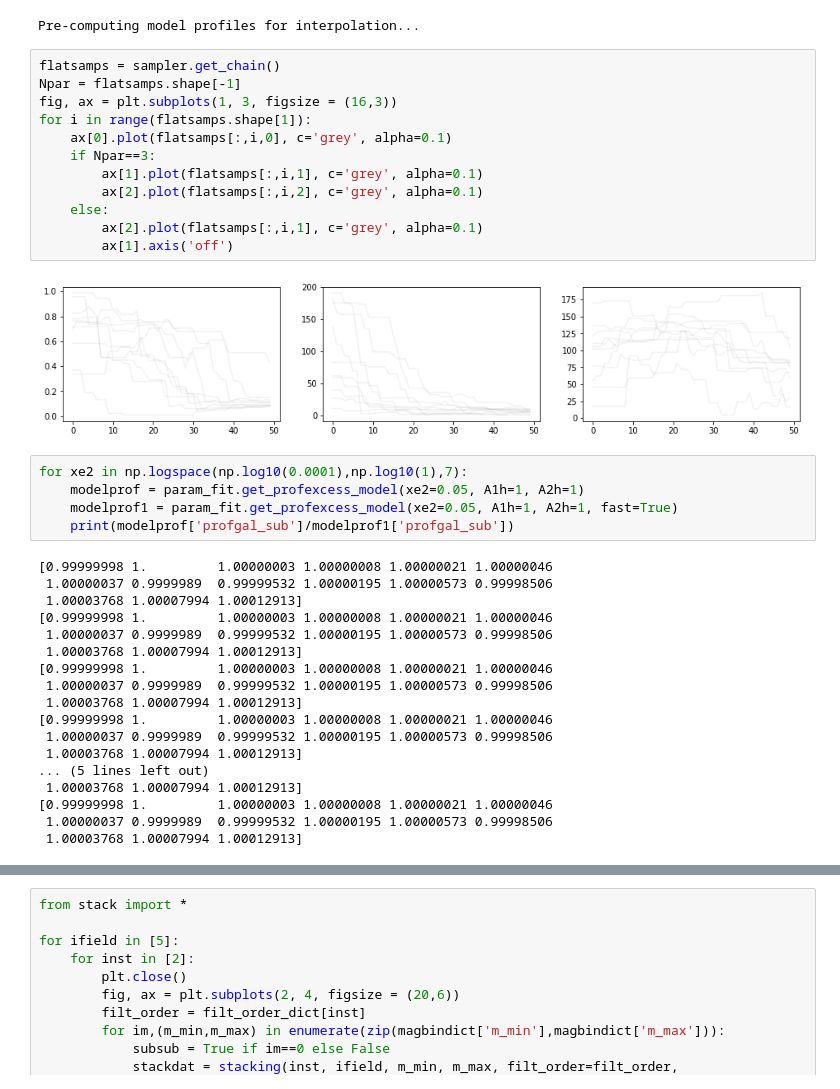
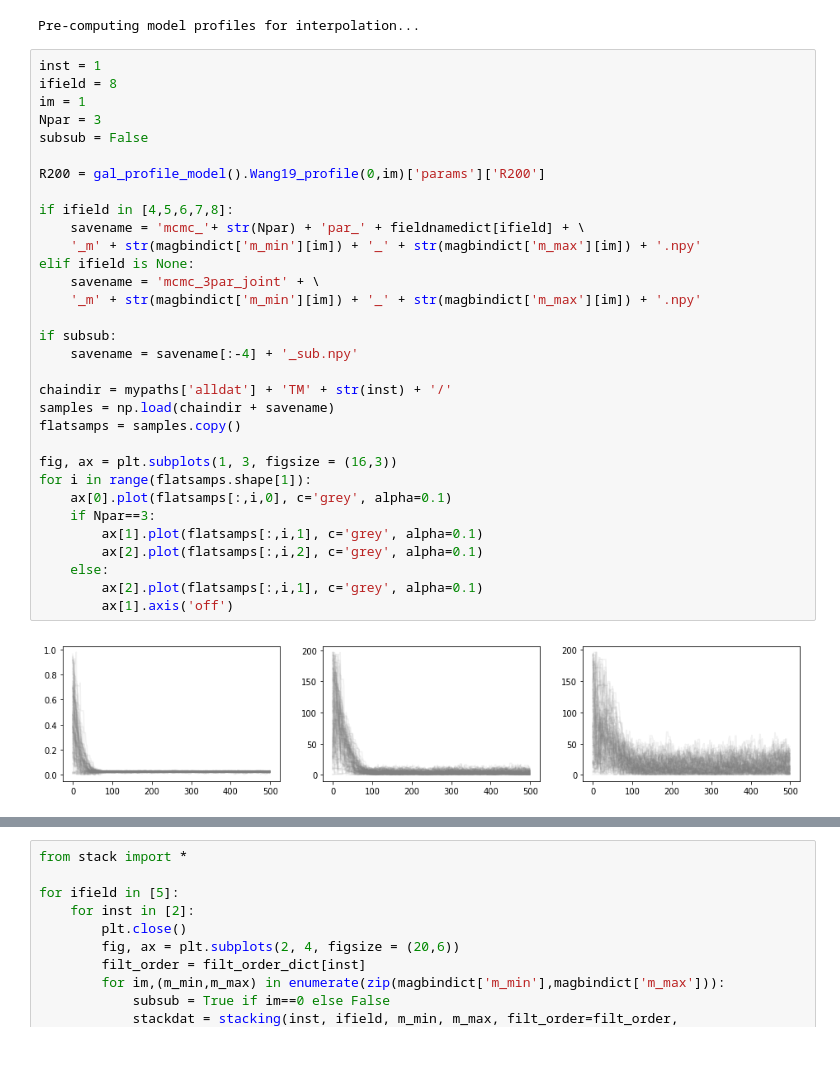
Before and after one commit to yuntingcheng/python_ciber, a Jupyter notebook: stack_modelfit/Untitled.ipynb, the cells around one changed output, grey strips where cells are left out. Drawn from its saved outputs; the diff is of its cells as text; blank space fills up the shorter version.

```diff
--- a/stack_modelfit/Untitled.ipynb
+++ b/stack_modelfit/Untitled.ipynb
@@ -168,39 +168,36 @@ sampler = param_fit.run_mcmc(nwalkers=10, steps=50, return_sampler=True, save_ch
 # %% [output]
 Pre-computing model profiles for interpolation...
 # %%
-flatsamps = sampler.get_chain()
-Npar = flatsamps.shape[-1]
+inst = 1
+ifield = 8
+im = 1
+Npar = 3
+subsub = False
+
+R200 = gal_profile_model().Wang19_profile(0,im)['params']['R200']
+
+if ifield in [4,5,6,7,8]:
+    savename = 'mcmc_'+ str(Npar) + 'par_' + fieldnamedict[ifield] + \
+    '_m' + str(magbindict['m_min'][im]) + '_' + str(magbindict['m_max'][im]) + '.npy'
+elif ifield is None:
+    savename = 'mcmc_3par_joint' + \
+    '_m' + str(magbindict['m_min'][im]) + '_' + str(magbindict['m_max'][im]) + '.npy'
+
+if subsub:
+    savename = savename[:-4] + '_sub.npy'
+
+chaindir = mypaths['alldat'] + 'TM' + str(inst) + '/'
+samples = np.load(chaindir + savename)
+flatsamps = samples.copy()
+
 fig, ax = plt.subplots(1, 3, figsize = (16,3))
 for i in range(flatsamps.shape[1]):
     ax[0].plot(flatsamps[:,i,0], c='grey', alpha=0.1)
     if Npar==3:
         ax[1].plot(flatsamps[:,i,1], c='grey', alpha=0.1)
         ax[2].plot(flatsamps[:,i,2], c='grey', alpha=0.1)
     else:
         ax[2].plot(flatsamps[:,i,1], c='grey', alpha=0.1)
         ax[1].axis('off')
 # %% [output]
-[figure, old version]
+[figure, new version]
-# %%
-for xe2 in np.logspace(np.log10(0.0001),np.log10(1),7):
-    modelprof = param_fit.get_profexcess_model(xe2=0.05, A1h=1, A2h=1)
-    modelprof1 = param_fit.get_profexcess_model(xe2=0.05, A1h=1, A2h=1, fast=True)
-    print(modelprof['profgal_sub']/modelprof1['profgal_sub'])
-# %% [output]
-[0.99999998 1.         1.00000003 1.00000008 1.00000021 1.00000046
- 1.00000037 0.9999989  0.99999532 1.00000195 1.00000573 0.99998506
- 1.00003768 1.00007994 1.00012913]
-[0.99999998 1.         1.00000003 1.00000008 1.00000021 1.00000046
- 1.00000037 0.9999989  0.99999532 1.00000195 1.00000573 0.99998506
- 1.00003768 1.00007994 1.00012913]
-[0.99999998 1.         1.00000003 1.00000008 1.00000021 1.00000046
- 1.00000037 0.9999989  0.99999532 1.00000195 1.00000573 0.99998506
- 1.00003768 1.00007994 1.00012913]
-[0.99999998 1.         1.00000003 1.00000008 1.00000021 1.00000046
- 1.00000037 0.9999989  0.99999532 1.00000195 1.00000573 0.99998506
- 1.00003768 1.00007994 1.00012913]
-... (5 lines left out)
- 1.00003768 1.00007994 1.00012913]
-[0.99999998 1.         1.00000003 1.00000008 1.00000021 1.00000046
- 1.00000037 0.9999989  0.99999532 1.00000195 1.00000573 0.99998506
- 1.00003768 1.00007994 1.00012913]
```
Also changed, not shown: parts of 11 cells of this notebook, 2 other files.
